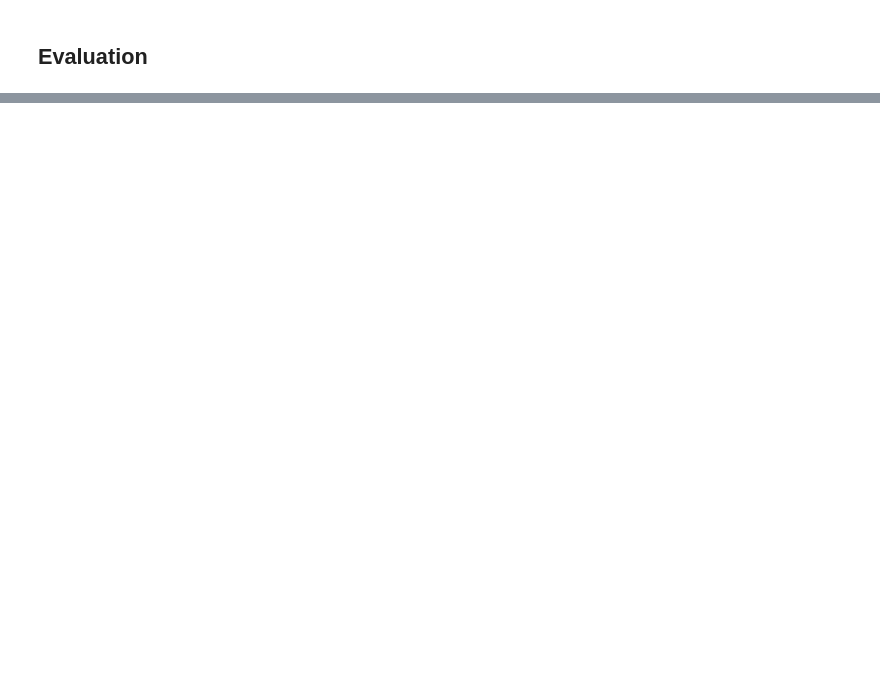
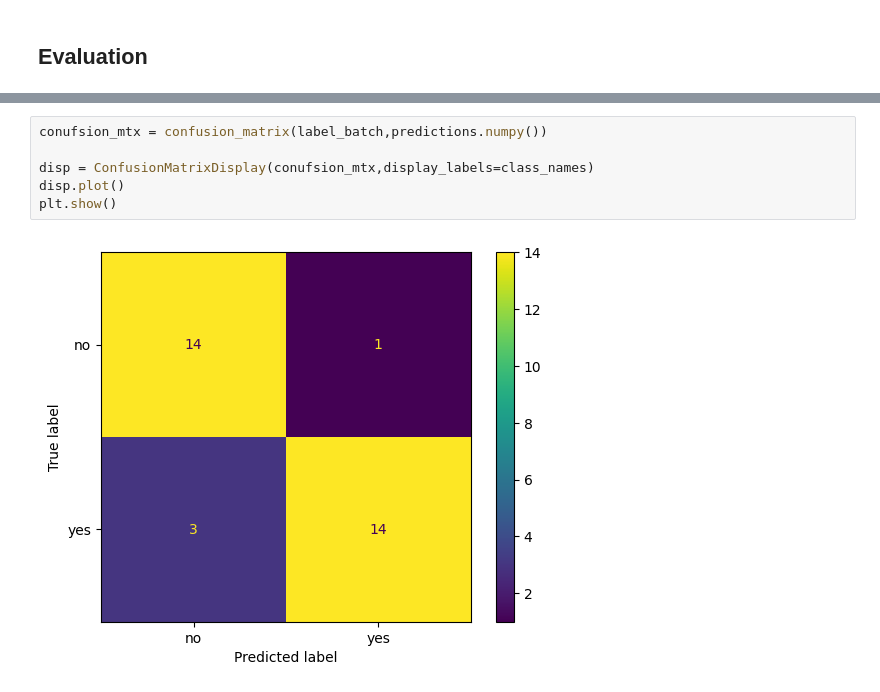
Before and after one commit to jlb79/tumor-cnn, a Jupyter notebook: Tumor_CNN.ipynb, the cells around one changed output, grey strips where cells are left out. Saved outputs shown, nothing was run; the diff lists cells and outputs as text; blank space fills up the shorter version.

Commit message:
Added confusion matrix

```diff
--- a/Tumor_CNN.ipynb
+++ b/Tumor_CNN.ipynb
@@ -356,3 +359,11 @@ Predictions:
 Labels:
  [1 0 1 0 1 1 0 1 0 1 0 1 0 1 1 1 1 1 0 0 1 0 0 1 0 1 0 1 1 0 0 0]
 [figure]
+# %%
+conufsion_mtx = confusion_matrix(label_batch,predictions.numpy())
+
+disp = ConfusionMatrixDisplay(conufsion_mtx,display_labels=class_names)
+disp.plot()
+plt.show()
+# %% [output]
+[figure, added]
```
Also changed, not shown: parts of 10 cells of this notebook.
